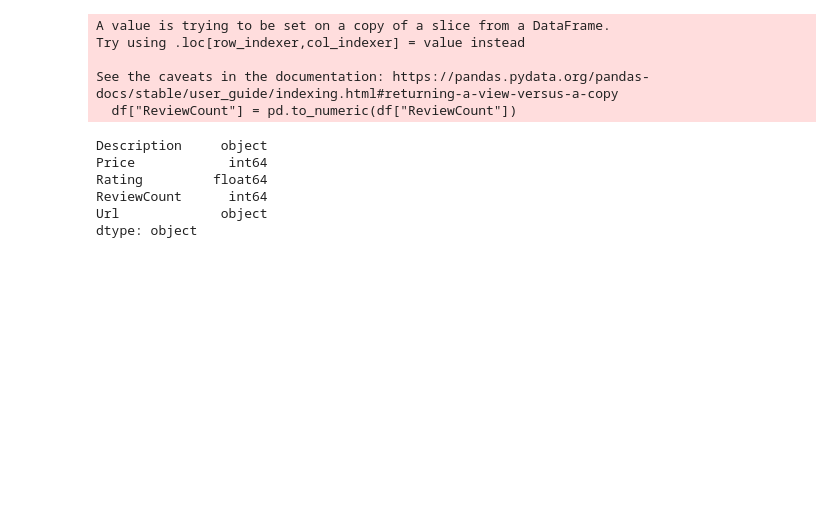
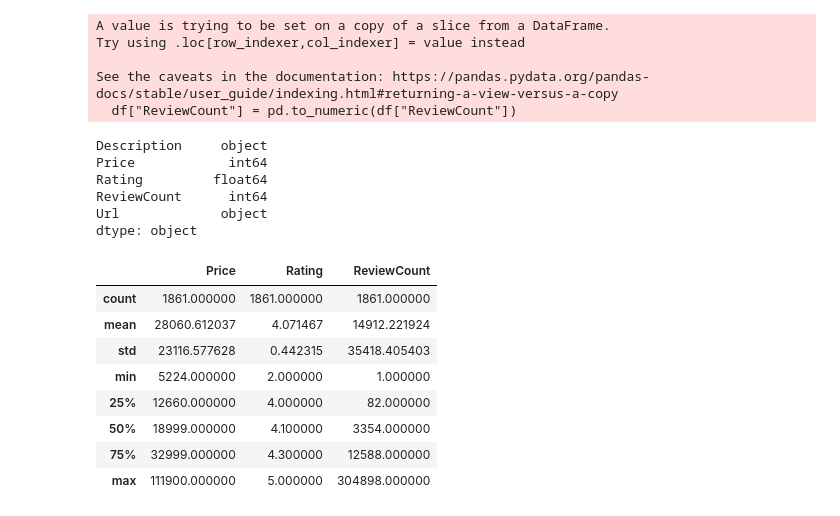
Before and after one commit to deyeon/mobile_brand_app, a Jupyter notebook: moblie_brand_app.ipynb, the cells around one changed output. Drawn from its saved outputs; the diff is of its cells as text; code cells hidden in the pictures; blank space fills up the shorter version.

```diff
--- a/moblie_brand_app.ipynb
+++ b/moblie_brand_app.ipynb
@@ -69,3 +69,15 @@ Rating         float64
 ReviewCount      int64
 Url             object
 dtype: object
+# %%
+df.describe()
+# %% [output]
+|  | Price | Rating | ReviewCount |
+| count | 1861.000000 | 1861.000000 | 1861.000000 |
+| mean | 28060.612037 | 4.071467 | 14912.221924 |
+| std | 23116.577628 | 0.442315 | 35418.405403 |
+| min | 5224.000000 | 2.000000 | 1.000000 |
+| 25% | 12660.000000 | 4.000000 | 82.000000 |
+| 50% | 18999.000000 | 4.100000 | 3354.000000 |
+| 75% | 32999.000000 | 4.300000 | 12588.000000 |
+| max | 111900.000000 | 5.000000 | 304898.000000 |
```
Also changed, not shown: parts of 10 cells of this notebook.
